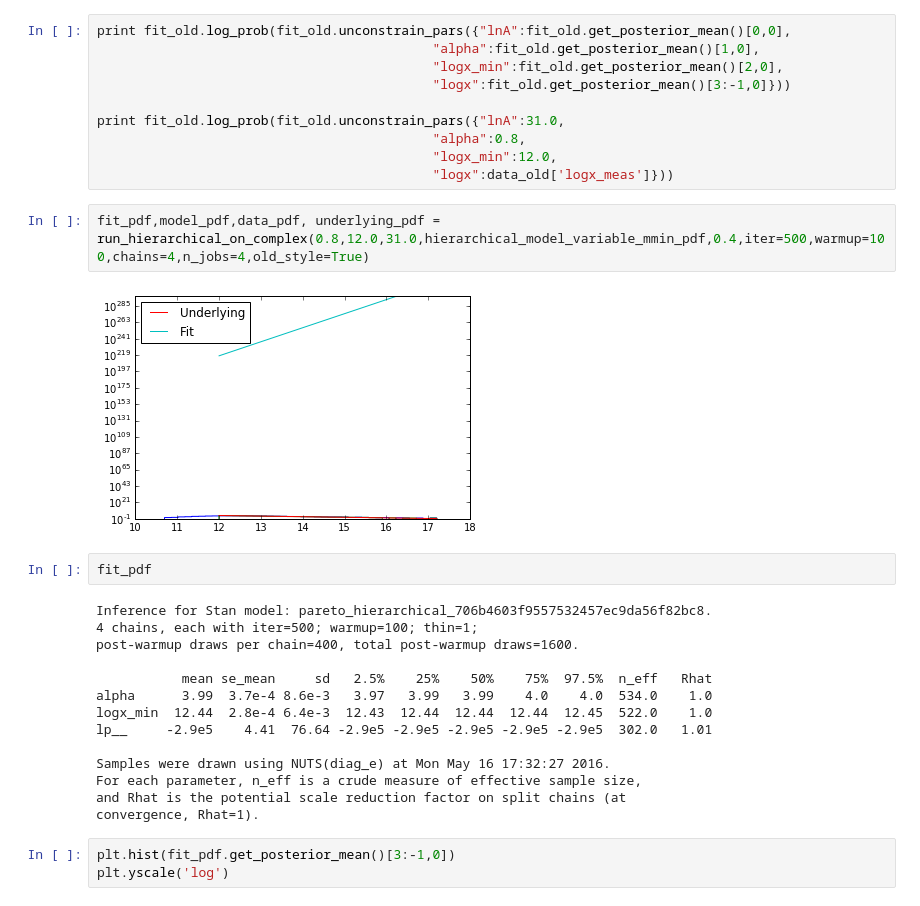
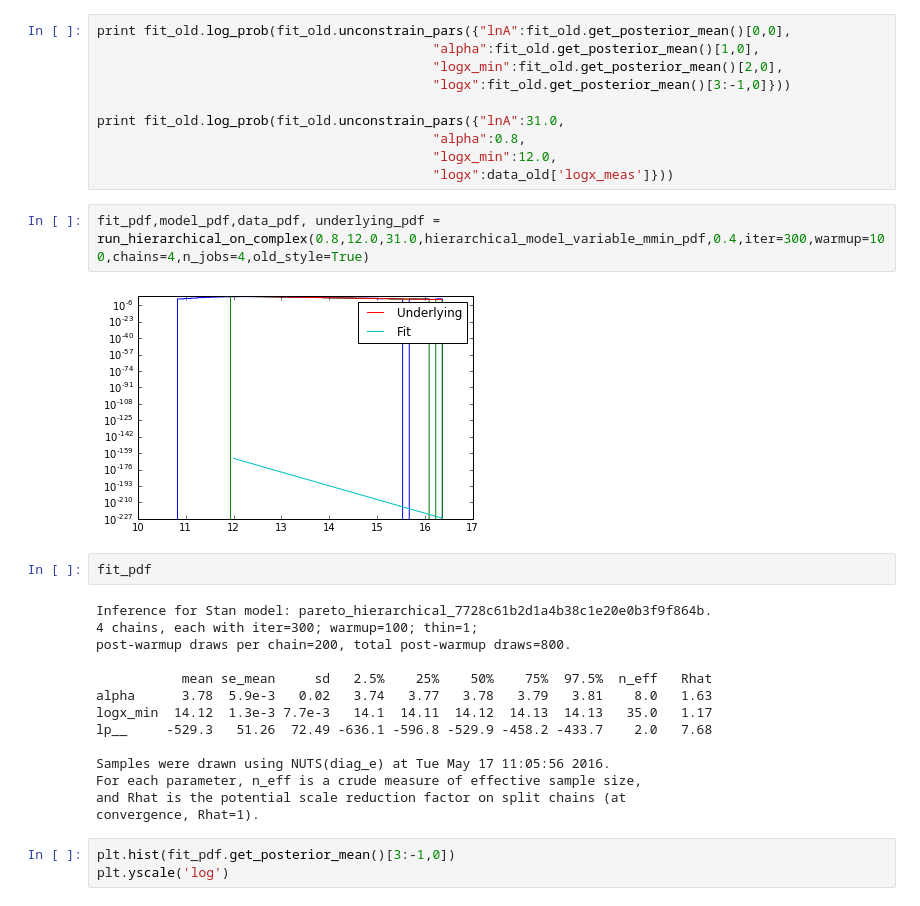
Before and after one commit to steven-murray/mrpy, a Jupyter notebook: docs/examples/exploring_hierarchical_model.ipynb, the cells around one changed output. Cells and saved outputs as stored; diff of their text form.

```diff
--- a/docs/examples/exploring_hierarchical_model.ipynb
+++ b/docs/examples/exploring_hierarchical_model.ipynb
@@ -338,22 +343,22 @@ print fit_old.log_prob(fit_old.unconstrain_pars({"lnA":31.0,
                                            "logx_min":12.0,
                                            "logx":data_old['logx_meas']}))
 # %%
-fit_pdf,model_pdf,data_pdf, underlying_pdf = run_hierarchical_on_complex(0.8,12.0,31.0,hierarchical_model_variable_mmin_pdf,0.4,iter=500,warmup=100,chains=4,n_jobs=4,old_style=True)
+fit_pdf,model_pdf,data_pdf, underlying_pdf = run_hierarchical_on_complex(0.8,12.0,31.0,hierarchical_model_variable_mmin_pdf,0.4,iter=300,warmup=100,chains=4,n_jobs=4,old_style=True)
 # %% [output]
-[figure, old version]
+[figure, new version]
 # %%
 fit_pdf
 # %% [output]
-Inference for Stan model: pareto_hierarchical_706b4603f9557532457ec9da56f82bc8.
-4 chains, each with iter=500; warmup=100; thin=1;
-post-warmup draws per chain=400, total post-warmup draws=1600.
+Inference for Stan model: pareto_hierarchical_7728c61b2d1a4b38c1e20e0b3f9f864b.
+4 chains, each with iter=300; warmup=100; thin=1;
+post-warmup draws per chain=200, total post-warmup draws=800.
 
            mean se_mean     sd   2.5%    25%    50%    75%  97.5%  n_eff   Rhat
-alpha      3.99  3.7e-4 8.6e-3   3.97   3.99   3.99    4.0    4.0  534.0    1.0
-logx_min  12.44  2.8e-4 6.4e-3  12.43  12.44  12.44  12.44  12.45  522.0    1.0
-lp__     -2.9e5    4.41  76.64 -2.9e5 -2.9e5 -2.9e5 -2.9e5 -2.9e5  302.0   1.01
+alpha      3.78  5.9e-3   0.02   3.74   3.77   3.78   3.79   3.81    8.0   1.63
+logx_min  14.12  1.3e-3 7.7e-3   14.1  14.11  14.12  14.13  14.13   35.0   1.17
+lp__     -529.3   51.26  72.49 -636.1 -596.8 -529.9 -458.2 -433.7    2.0   7.68
 
-Samples were drawn using NUTS(diag_e) at Mon May 16 17:32:27 2016.
+Samples were drawn using NUTS(diag_e) at Tue May 17 11:05:56 2016.
 For each parameter, n_eff is a crude measure of effective sample size,
 and Rhat is the potential scale reduction factor on split chains (at
 convergence, Rhat=1).
```
Also changed, not shown: parts of 7 cells of this notebook, 2 other files.
